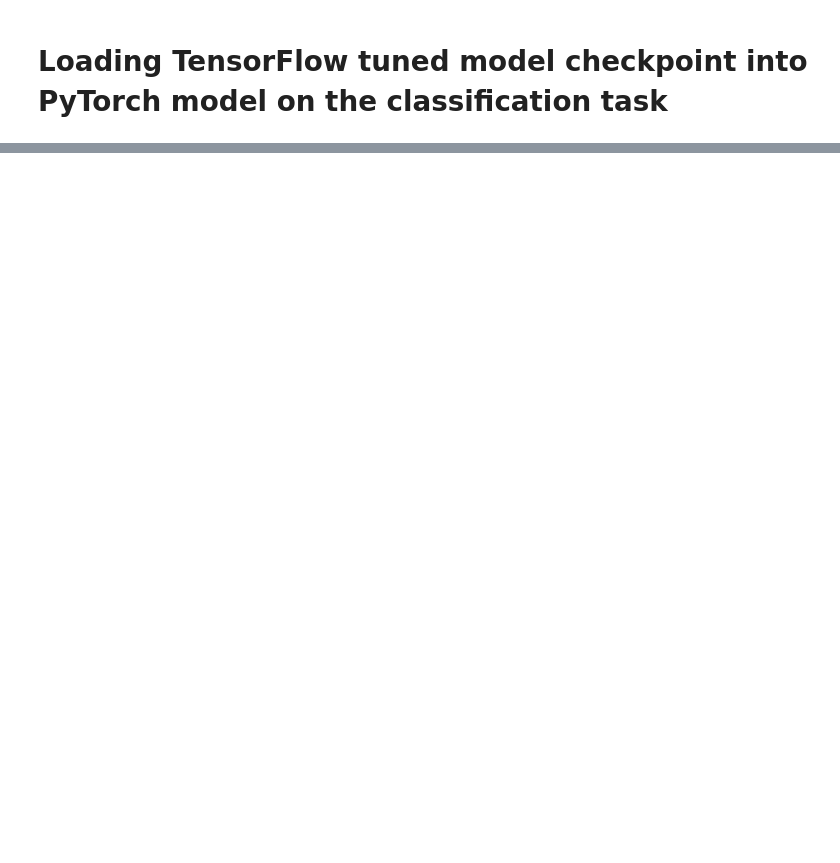
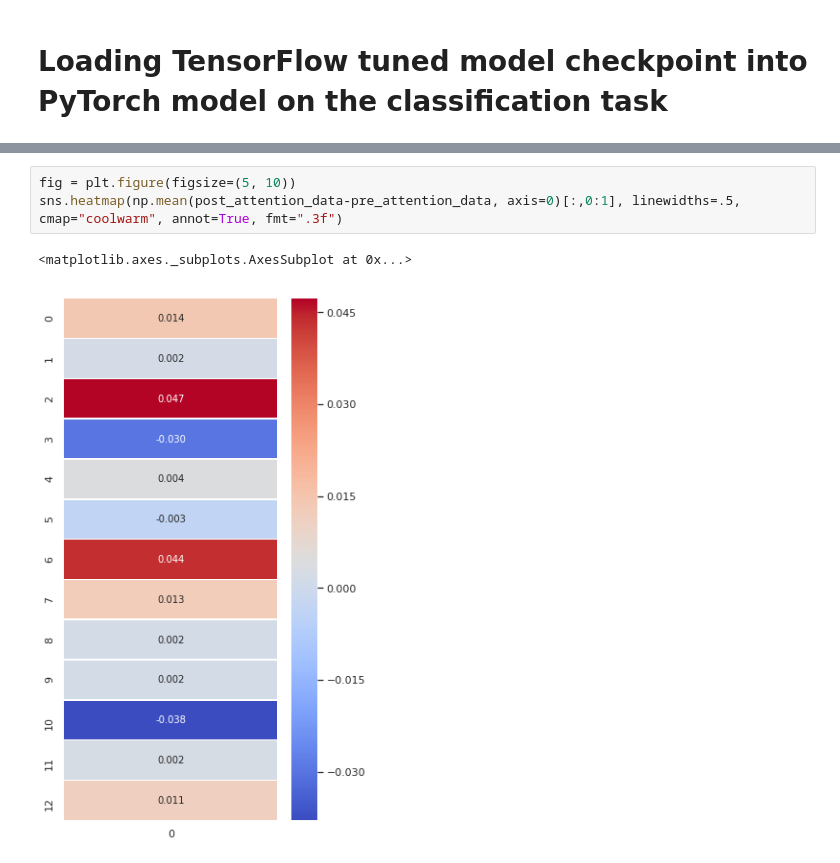
Before and after one commit to ylhsieh/pytorch-pretrained-BERT, a Jupyter notebook: Test loading tuned yelp model from tf.ipynb, the cells around one changed output, grey strips where cells are left out. Drawn from its saved outputs; the diff is of its cells as text; blank space fills up the shorter version.

```diff
--- a/Test loading tuned yelp model from tf.ipynb
+++ b/Test loading tuned yelp model from tf.ipynb
@@ -272,0 +193,6 @@ Total loss of the TF model 9.06024 - Total loss of the PT model 9.0602445602417
+# %%
+fig = plt.figure(figsize=(5, 10))
+sns.heatmap(np.mean(post_attention_data-pre_attention_data, axis=0)[:,0:1], linewidths=.5, cmap="coolwarm", annot=True, fmt=".3f")
+# %% [output]
+<matplotlib.axes._subplots.AxesSubplot at 0x...>
+[figure, added]
```
Also changed, not shown: parts of 38 cells of this notebook.
